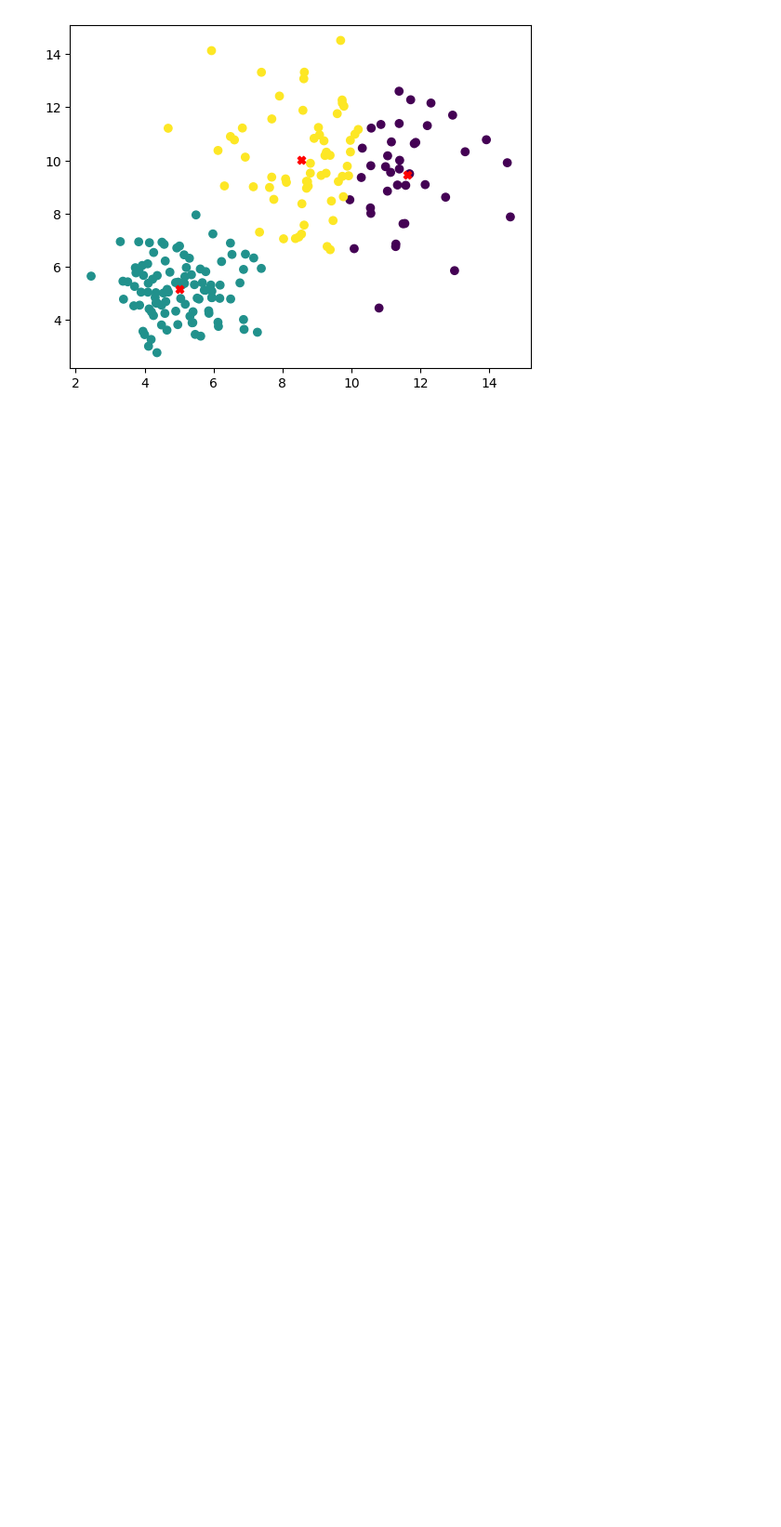
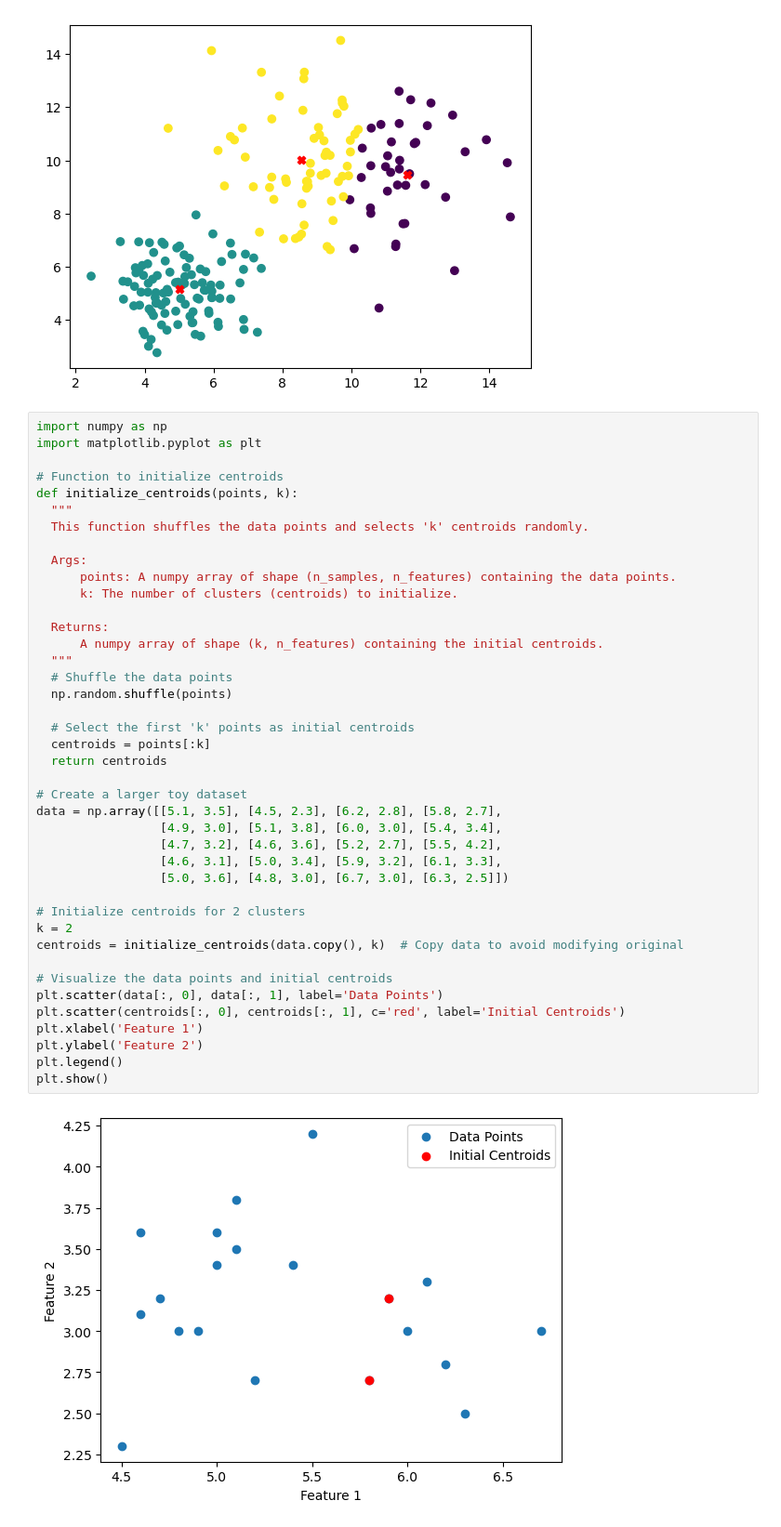
Before and after one commit to Amoako419/Clustering, a Jupyter notebook: k_means.ipynb, the cells around one changed output. Shown at 93% size. Saved outputs shown, nothing was run; the diff lists cells and outputs as text; blank space fills up the shorter version.

```diff
--- a/k_means.ipynb
+++ b/k_means.ipynb
@@ -112,3 +112,46 @@ plt.scatter(np.array(centroids)[:,0], np.array(centroids)[:,1], c='red', marker=
 plt.show()
 # %% [output]
 [figure]
+# %%
+import numpy as np
+import matplotlib.pyplot as plt
+
+# Function to initialize centroids
+def initialize_centroids(points, k):
+  """
+  This function shuffles the data points and selects 'k' centroids randomly.
+
+  Args:
+      points: A numpy array of shape (n_samples, n_features) containing the data points.
+      k: The number of clusters (centroids) to initialize.
+
+  Returns:
+      A numpy array of shape (k, n_features) containing the initial centroids.
+  """
+  # Shuffle the data points
+  np.random.shuffle(points)
+
+  # Select the first 'k' points as initial centroids
+  centroids = points[:k]
+  return centroids
+
+# Create a larger toy dataset
+data = np.array([[5.1, 3.5], [4.5, 2.3], [6.2, 2.8], [5.8, 2.7],
+                 [4.9, 3.0], [5.1, 3.8], [6.0, 3.0], [5.4, 3.4],
+                 [4.7, 3.2], [4.6, 3.6], [5.2, 2.7], [5.5, 4.2],
+                 [4.6, 3.1], [5.0, 3.4], [5.9, 3.2], [6.1, 3.3],
+                 [5.0, 3.6], [4.8, 3.0], [6.7, 3.0], [6.3, 2.5]])
+
+# Initialize centroids for 2 clusters
+k = 2
+centroids = initialize_centroids(data.copy(), k)  # Copy data to avoid modifying original
+
+# Visualize the data points and initial centroids
+plt.scatter(data[:, 0], data[:, 1], label='Data Points')
+plt.scatter(centroids[:, 0], centroids[:, 1], c='red', label='Initial Centroids')
+plt.xlabel('Feature 1')
+plt.ylabel('Feature 2')
+plt.legend()
+plt.show()
+# %% [output]
+[figure, added]
```
